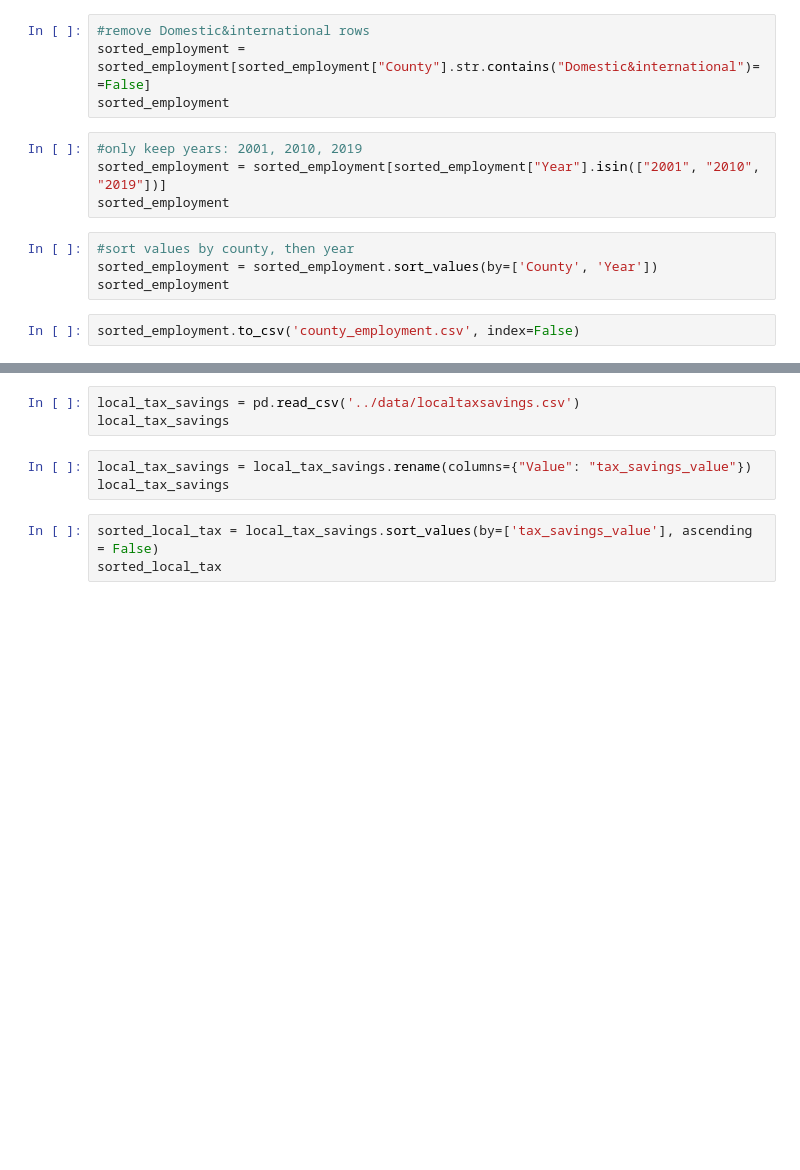
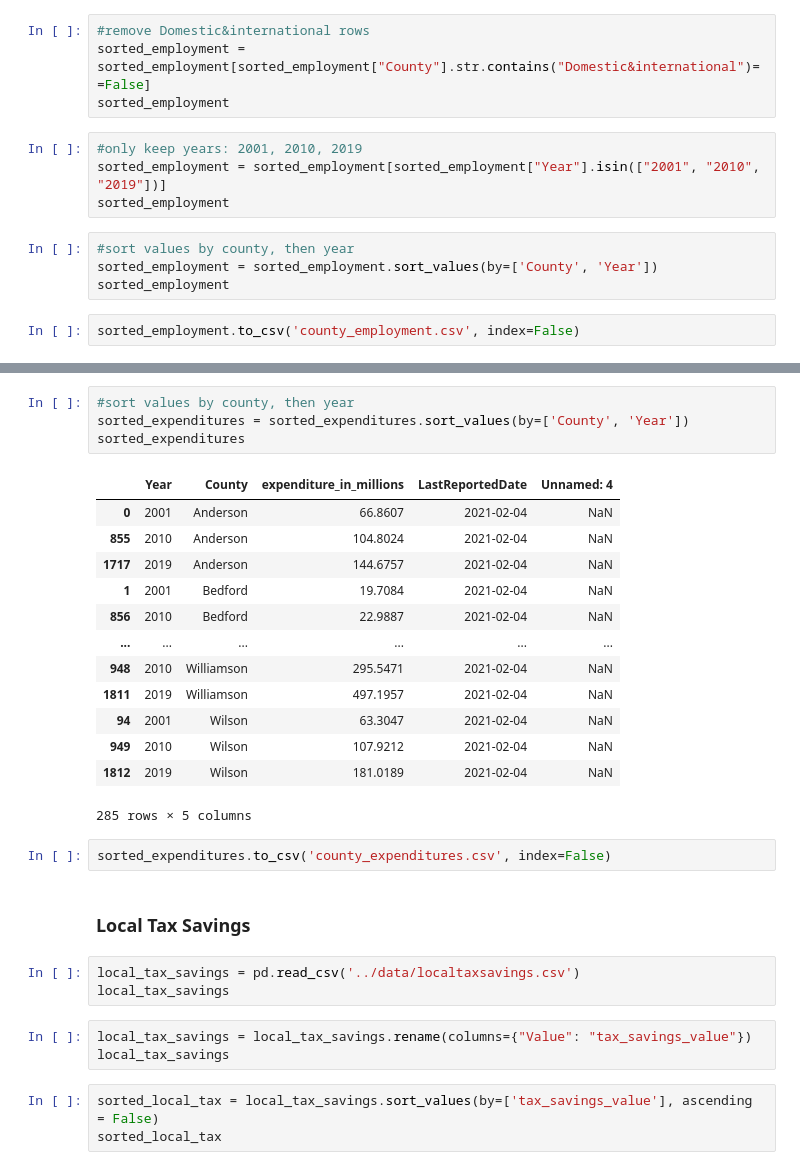
Before and after one commit to Tara-Nicole-Data/archaeological-sites-and-tourism-economic-impact, a Jupyter notebook: notebooks/tourism_analysis.ipynb, the cells around one changed output, grey strips where cells are left out. Drawn from its saved outputs; the diff is of its cells as text; blank space fills up the shorter version.

```diff
--- a/notebooks/tourism_analysis.ipynb
+++ b/notebooks/tourism_analysis.ipynb
@@ -63,3 +147,25 @@ sorted_expenditures
+# %%
+#sort values by county, then year
+sorted_expenditures = sorted_expenditures.sort_values(by=['County', 'Year'])
+sorted_expenditures
+# %% [output]
+|  | Year | County | expenditure_in_millions | LastReportedDate | Unnamed: 4 |
+| 0 | 2001 | Anderson | 66.8607 | 2021-02-04 | NaN |
+| 855 | 2010 | Anderson | 104.8024 | 2021-02-04 | NaN |
+| 1717 | 2019 | Anderson | 144.6757 | 2021-02-04 | NaN |
+| 1 | 2001 | Bedford | 19.7084 | 2021-02-04 | NaN |
+| 856 | 2010 | Bedford | 22.9887 | 2021-02-04 | NaN |
+| ... | ... | ... | ... | ... | ... |
+| 948 | 2010 | Williamson | 295.5471 | 2021-02-04 | NaN |
+| 1811 | 2019 | Williamson | 497.1957 | 2021-02-04 | NaN |
+| 94 | 2001 | Wilson | 63.3047 | 2021-02-04 | NaN |
+| 949 | 2010 | Wilson | 107.9212 | 2021-02-04 | NaN |
+| 1812 | 2019 | Wilson | 181.0189 | 2021-02-04 | NaN |
+285 rows × 5 columns
+# %%
+sorted_expenditures.to_csv('county_expenditures.csv', index=False)
+# %% [markdown]
+### Local Tax Savings
 # %%
 local_tax_savings = pd.read_csv('../data/localtaxsavings.csv')
 local_tax_savings
```
Also changed, not shown: parts of 12 cells of this notebook, 5 other files.
